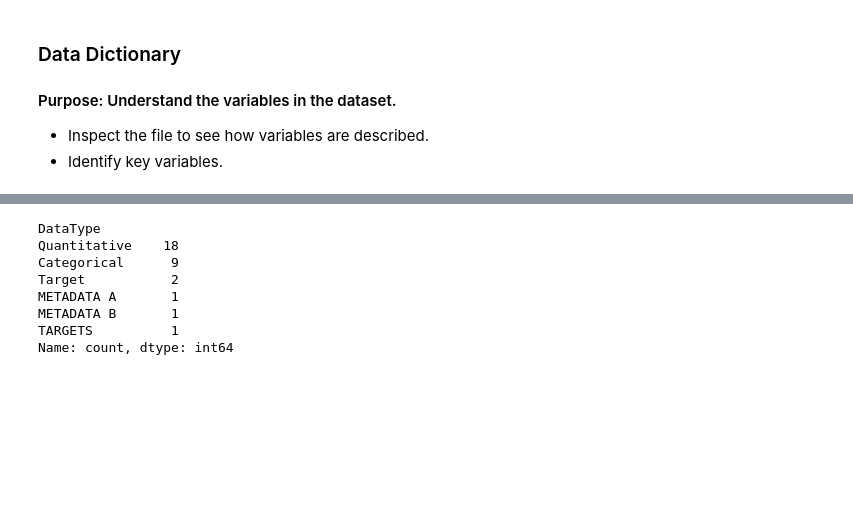
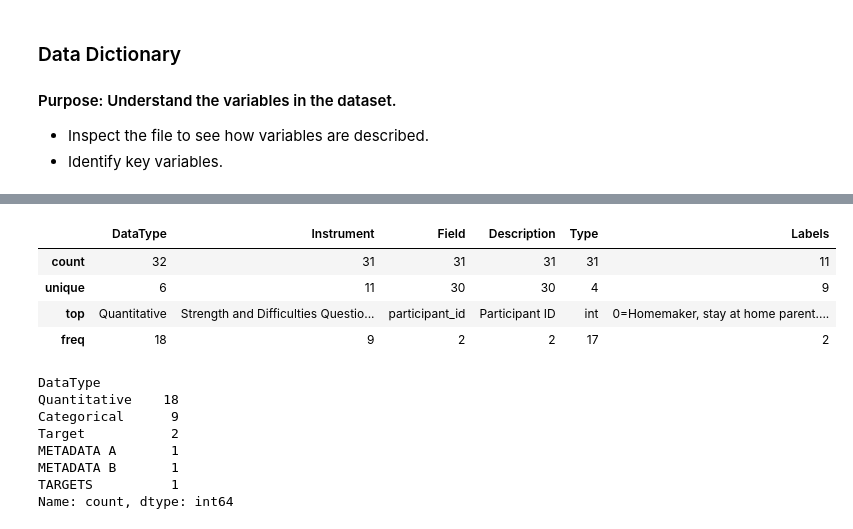
Before and after one commit to nnoromiv/brain-activity-pattern-differences-in-ADHD, a Jupyter notebook: explorer.ipynb, the cells around one changed output, grey strips where cells are left out. Cells and saved outputs as stored; diff of their text form; code cells hidden in the pictures; blank space fills up the shorter version.

```diff
--- a/explorer.ipynb
+++ b/explorer.ipynb
@@ -36,3 +56,11 @@ df_dictionary.head(2)
+# %%
+df_dictionary.describe()
+# %% [output]
+|  | DataType | Instrument | Field | Description | Type | Labels |
+| count | 32 | 31 | 31 | 31 | 31 | 11 |
+| unique | 6 | 11 | 30 | 30 | 4 | 9 |
+| top | Quantitative | Strength and Difficulties Questio... | participant_id | Participant ID | int | 0=Homemaker, stay at home parent.... |
+| freq | 18 | 9 | 2 | 2 | 17 | 2 |
 # %%
 df_dictionary.DataType.value_counts()
 # %% [output]
```
Also changed, not shown: parts of 8 cells of this notebook, 2 other files.
